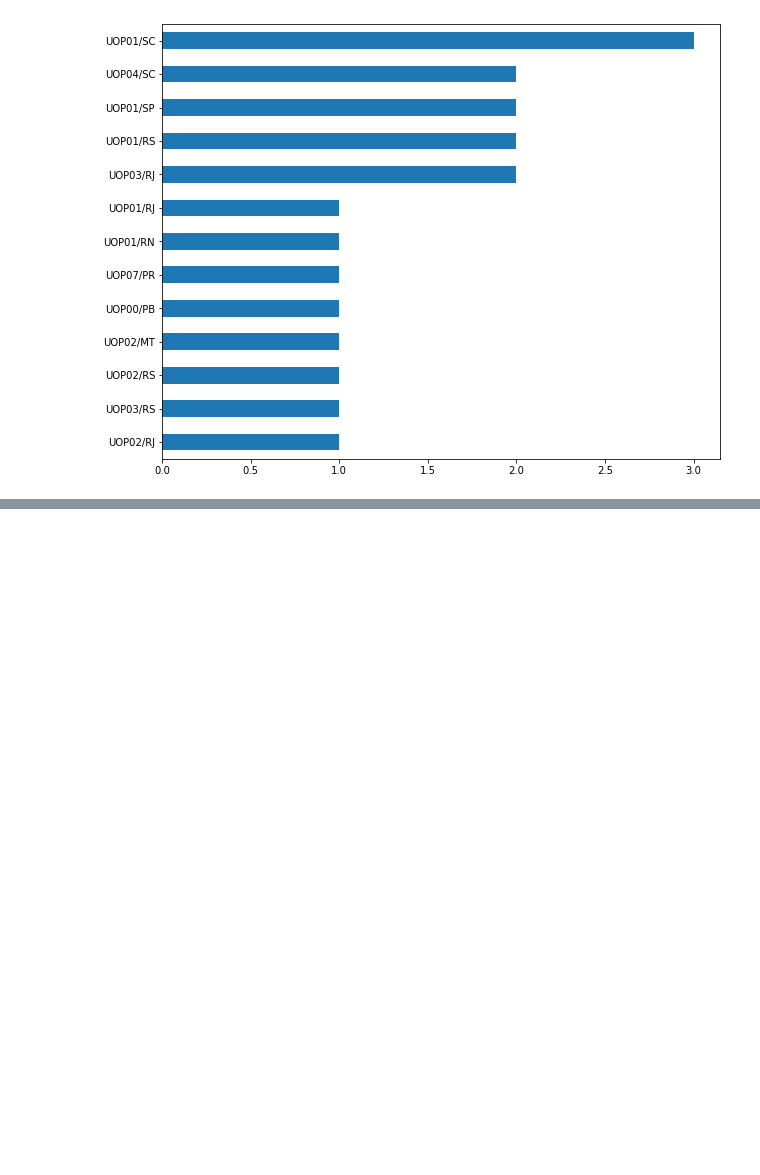
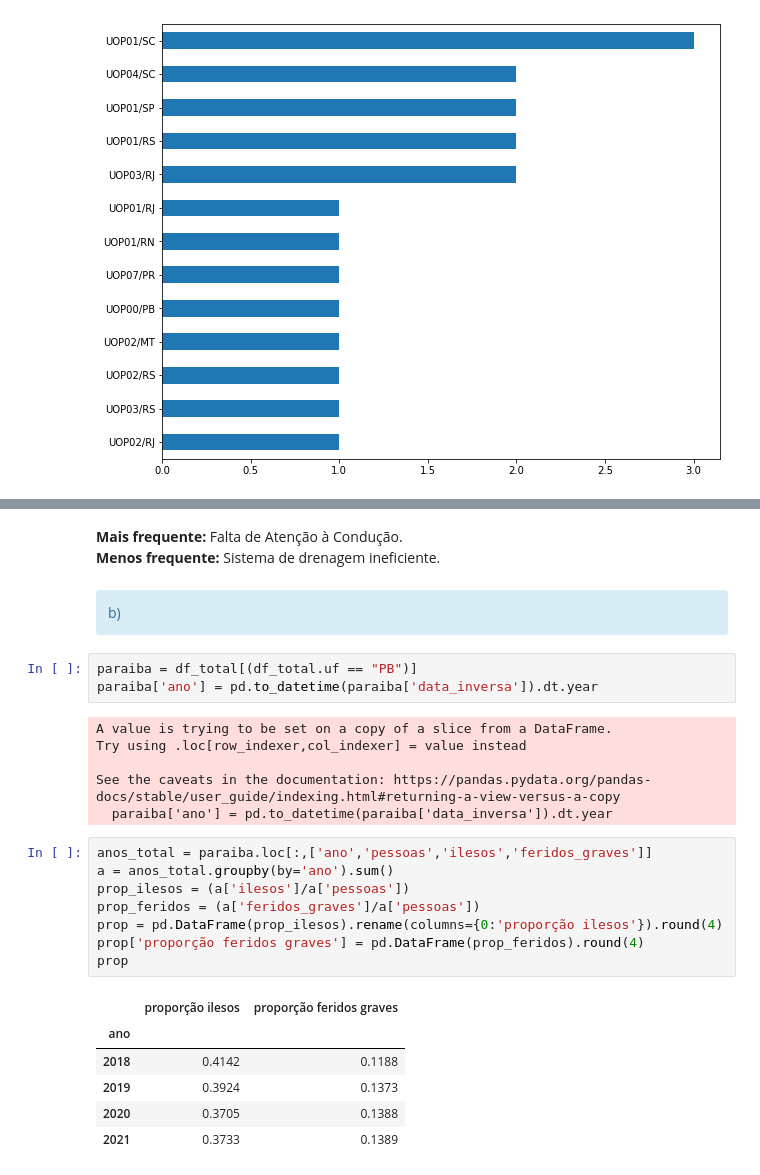
Before and after one commit to felipe-nonato/Universidade, a Jupyter notebook: codes/jupyter/listas/lista-7.ipynb, the cells around one changed output, grey strips where cells are left out. Cells and saved outputs as stored; diff of their text form; blank space fills up the shorter version.

```diff
--- a/codes/jupyter/listas/lista-7.ipynb
+++ b/codes/jupyter/listas/lista-7.ipynb
@@ -743,0 +767,31 @@ df_total['uop'].head(20).value_counts(ascending=True).plot.barh()
+# %% [markdown]
+**Mais frequente:** Falta de Atenção à Condução. <br>
+**Menos frequente:** Sistema de drenagem ineficiente.
+# %% [markdown]
+<div class="alert alert-block alert-info">
+    b)
+<div>
+# %%
+paraiba = df_total[(df_total.uf == "PB")]
+paraiba['ano'] = pd.to_datetime(paraiba['data_inversa']).dt.year
+# %% [output]
+A value is trying to be set on a copy of a slice from a DataFrame.
+Try using .loc[row_indexer,col_indexer] = value instead
+
+See the caveats in the documentation: https://pandas.pydata.org/pandas-docs/stable/user_guide/indexing.html#returning-a-view-versus-a-copy
+  paraiba['ano'] = pd.to_datetime(paraiba['data_inversa']).dt.year
+# %%
+anos_total = paraiba.loc[:,['ano','pessoas','ilesos','feridos_graves']]
+a = anos_total.groupby(by='ano').sum()
+prop_ilesos = (a['ilesos']/a['pessoas'])
+prop_feridos = (a['feridos_graves']/a['pessoas'])
+prop = pd.DataFrame(prop_ilesos).rename(columns={0:'proporção ilesos'}).round(4)
+prop['proporção feridos graves'] = pd.DataFrame(prop_feridos).round(4)
+prop
+# %% [output]
+|  | proporção ilesos | proporção feridos graves |
+| ano |  |  |
+| 2018 | 0.4142 | 0.1188 |
+| 2019 | 0.3924 | 0.1373 |
+| 2020 | 0.3705 | 0.1388 |
+| 2021 | 0.3733 | 0.1389 |
```
Also changed, not shown: parts of 24 cells of this notebook.
